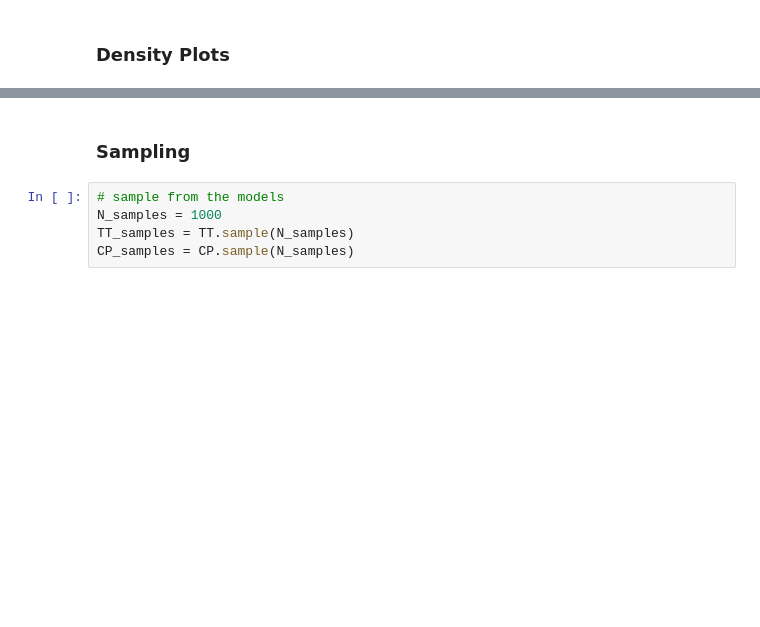
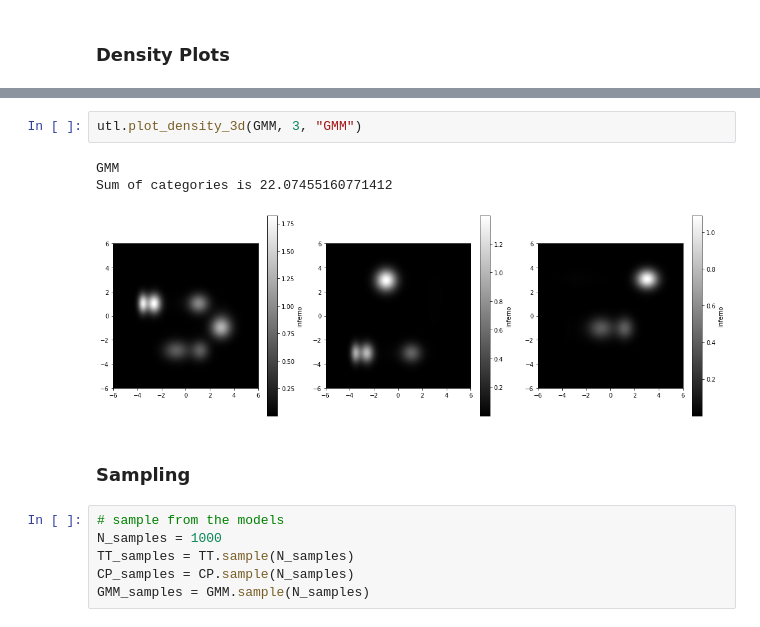
Before and after one commit to simonamtoft/tfde-tfp, a Jupyter notebook: notebooks/Heterogeneous Modelling.ipynb, the cells around one changed output, grey strips where cells are left out. Cells and saved outputs as stored; diff of their text form; blank space fills up the shorter version.

```diff
--- a/notebooks/Heterogeneous Modelling.ipynb
+++ b/notebooks/Heterogeneous Modelling.ipynb
@@ -144,3 +173,9 @@ Sum of categories is 0.9985023751394699
+# %%
+utl.plot_density_3d(GMM, 3, "GMM")
+# %% [output]
+GMM
+Sum of categories is 22.07455160771412
+[figure, added]
 # %% [markdown]
 ### Sampling
 # %%
@@ -148,5 +183,6 @@ Sum of categories is 0.9985023751394699
 N_samples = 1000
 TT_samples = TT.sample(N_samples)
 CP_samples = CP.sample(N_samples)
+GMM_samples = GMM.sample(N_samples)
 # %%
 # plot the samples
```
Also changed, not shown: parts of 12 cells of this notebook, 1 other file.
